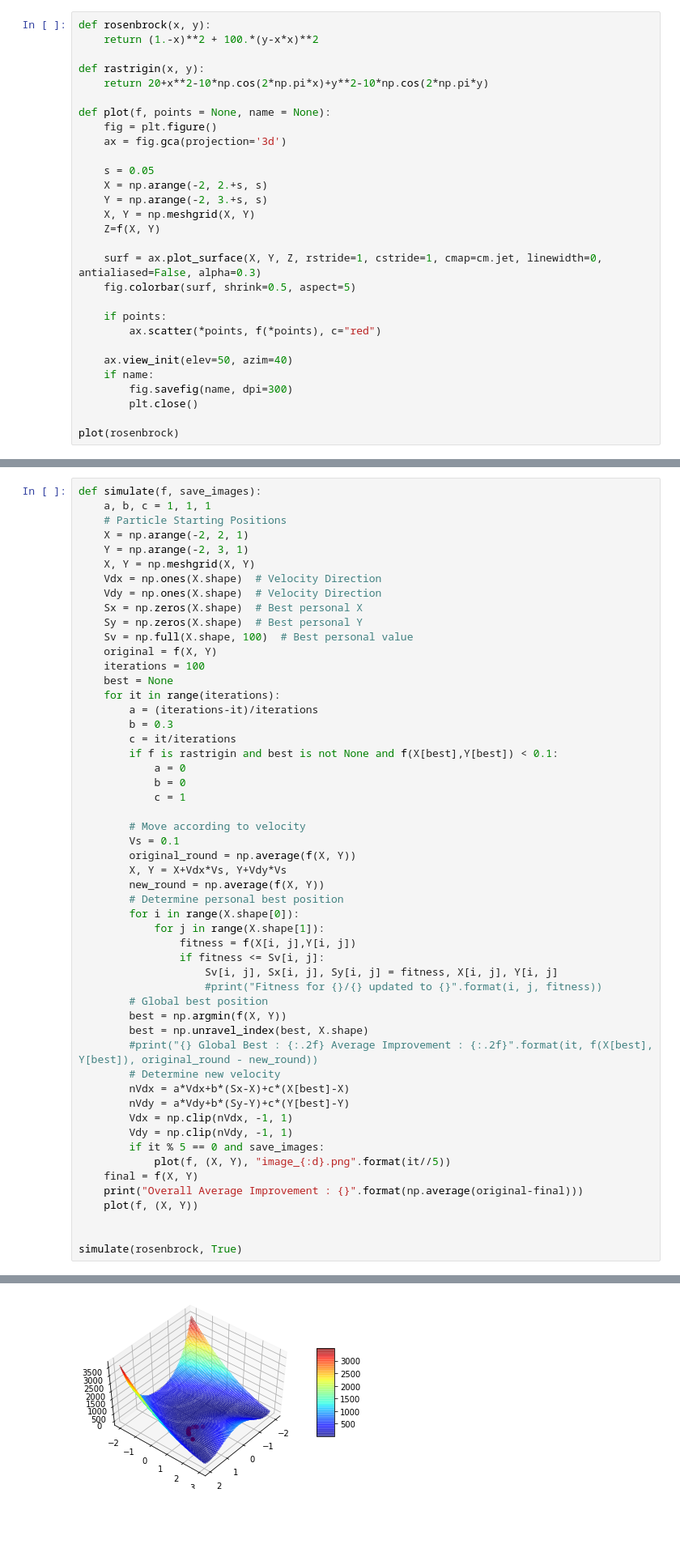
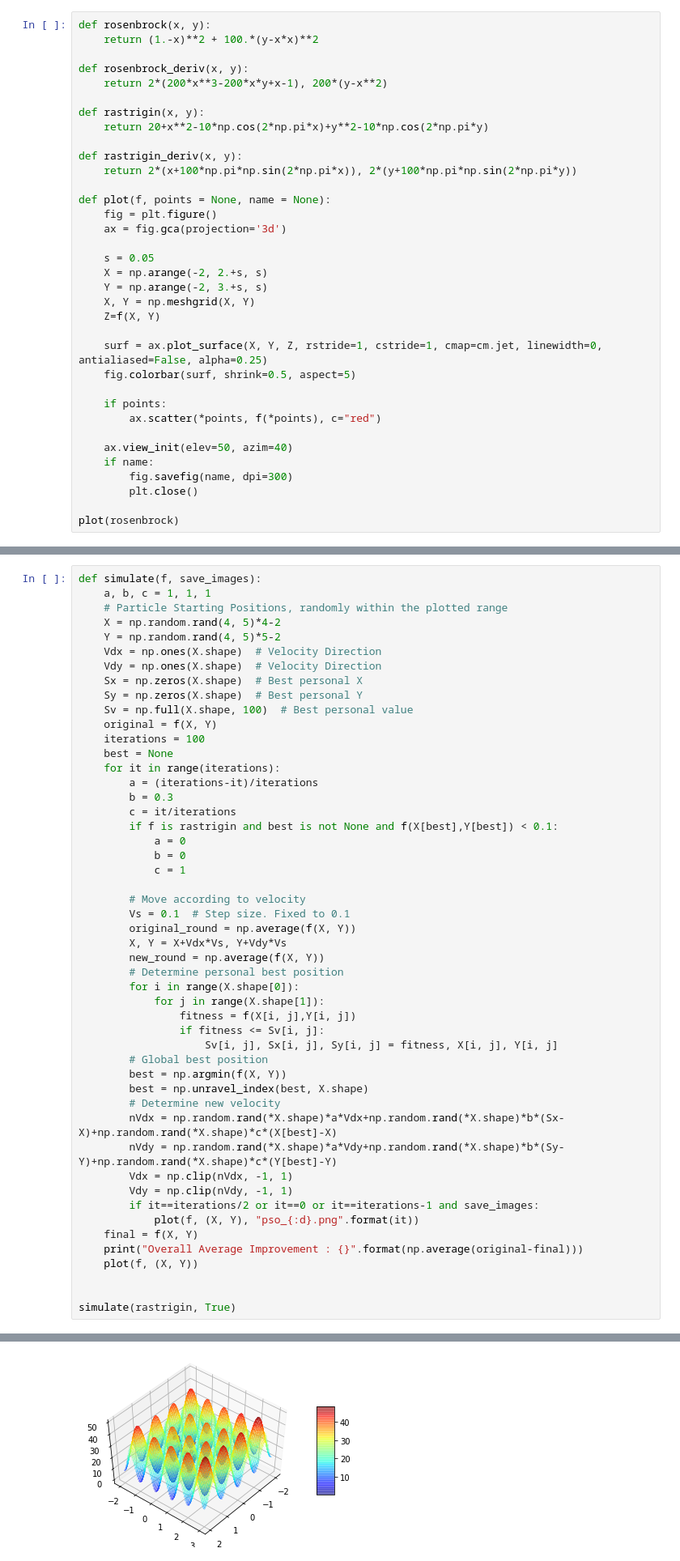
Before and after one commit to DeastinY/partial_swarm_optimization, a Jupyter notebook: Particle Swarm Optimization.ipynb, the cells around one changed output, grey strips where cells are left out. Shown: that part at 81% size. Saved outputs shown, nothing was run; the diff lists cells and outputs as text; blank space fills up the shorter version.

```diff
--- a/Particle Swarm Optimization.ipynb
+++ b/Particle Swarm Optimization.ipynb
@@ -12,8 +12,14 @@ from matplotlib.ticker import LinearLocator, FormatStrFormatter
 def rosenbrock(x, y):
     return (1.-x)**2 + 100.*(y-x*x)**2
 
+def rosenbrock_deriv(x, y):
+    return 2*(200*x**3-200*x*y+x-1), 200*(y-x**2)
+
 def rastrigin(x, y):
     return 20+x**2-10*np.cos(2*np.pi*x)+y**2-10*np.cos(2*np.pi*y)
+
+def rastrigin_deriv(x, y):
+    return 2*(x+100*np.pi*np.sin(2*np.pi*x)), 2*(y+100*np.pi*np.sin(2*np.pi*y))
 
 def plot(f, points = None, name = None):
     fig = plt.figure()
@@ -25,7 +31,7 @@ def plot(f, points = None, name = None):
     X, Y = np.meshgrid(X, Y)
     Z=f(X, Y)
 
-    surf = ax.plot_surface(X, Y, Z, rstride=1, cstride=1, cmap=cm.jet, linewidth=0, antialiased=False, alpha=0.3)
+    surf = ax.plot_surface(X, Y, Z, rstride=1, cstride=1, cmap=cm.jet, linewidth=0, antialiased=False, alpha=0.25)
     fig.colorbar(surf, shrink=0.5, aspect=5)
 
     if points:
@@ -54,10 +60,9 @@ c : go towards global best
 # %%
 def simulate(f, save_images):
     a, b, c = 1, 1, 1
-    # Particle Starting Positions
-    X = np.arange(-2, 2, 1)
-    Y = np.arange(-2, 3, 1)
-    X, Y = np.meshgrid(X, Y)
+    # Particle Starting Positions, randomly within the plotted range
+    X = np.random.rand(4, 5)*4-2
+    Y = np.random.rand(4, 5)*5-2
     Vdx = np.ones(X.shape)  # Velocity Direction
     Vdy = np.ones(X.shape)  # Velocity Direction
     Sx = np.zeros(X.shape)  # Best personal X
@@ -76,7 +81,7 @@ def simulate(f, save_images):
             c = 1
 
         # Move according to velocity
-        Vs = 0.1
+        Vs = 0.1  # Step size. Fixed to 0.1
         original_round = np.average(f(X, Y))
         X, Y = X+Vdx*Vs, Y+Vdy*Vs
         new_round = np.average(f(X, Y))
@@ -86,22 +91,20 @@ def simulate(f, save_images):
                 fitness = f(X[i, j],Y[i, j])
                 if fitness <= Sv[i, j]:
                     Sv[i, j], Sx[i, j], Sy[i, j] = fitness, X[i, j], Y[i, j]
-                    #print("Fitness for {}/{} updated to {}".format(i, j, fitness))
         # Global best position
         best = np.argmin(f(X, Y))
         best = np.unravel_index(best, X.shape)
-        #print("{} Global Best : {:.2f} Average Improvement : {:.2f}".format(it, f(X[best], Y[best]), original_round - new_round))
         # Determine new velocity
-        nVdx = a*Vdx+b*(Sx-X)+c*(X[best]-X)
-        nVdy = a*Vdy+b*(Sy-Y)+c*(Y[best]-Y)
+        nVdx = np.random.rand(*X.shape)*a*Vdx+np.random.rand(*X.shape)*b*(Sx-X)+np.random.rand(*X.shape)*c*(X[best]-X)
+        nVdy = np.random.rand(*X.shape)*a*Vdy+np.random.rand(*X.shape)*b*(Sy-Y)+np.random.rand(*X.shape)*c*(Y[best]-Y)
         Vdx = np.clip(nVdx, -1, 1)
         Vdy = np.clip(nVdy, -1, 1)
-        if it % 5 == 0 and save_images:
-            plot(f, (X, Y), "image_{:d}.png".format(it//5))
+        if it==iterations/2 or it==0 or it==iterations-1 and save_images:
+            plot(f, (X, Y), "pso_{:d}.png".format(it))
     final = f(X, Y)
     print("Overall Average Improvement : {}".format(np.average(original-final)))
     plot(f, (X, Y))
 
 
-simulate(rosenbrock, True)
+simulate(rastrigin, True)
 # %% [output]
@@ -109 +112 @@ Overall Average Improvement : 637.3168820021331
-[figure, old version]
+[figure, new version]
```
Also changed, not shown: parts of 2 cells of this notebook.
